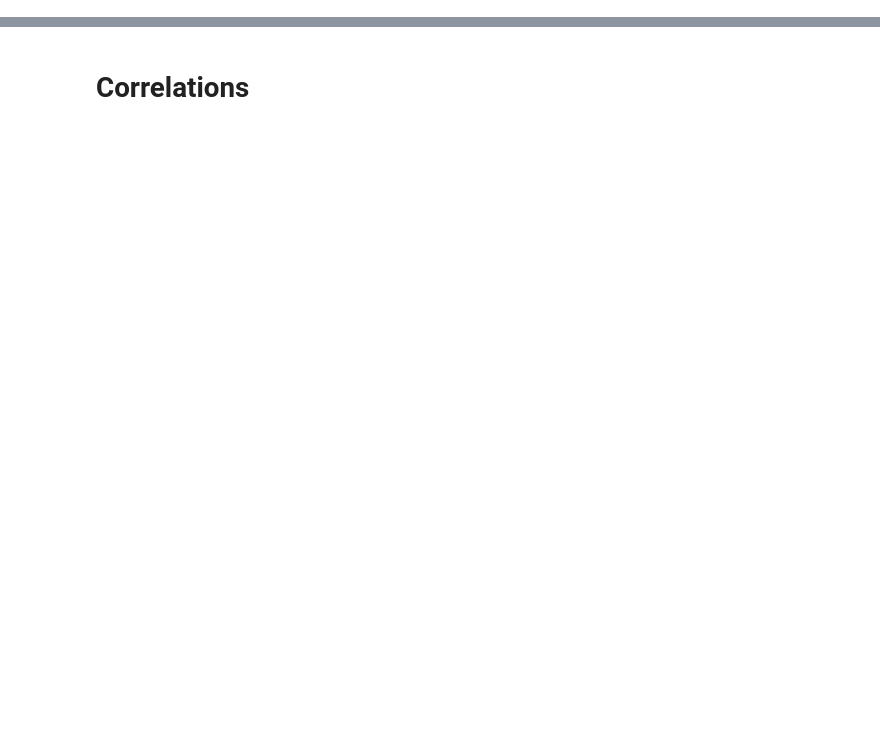
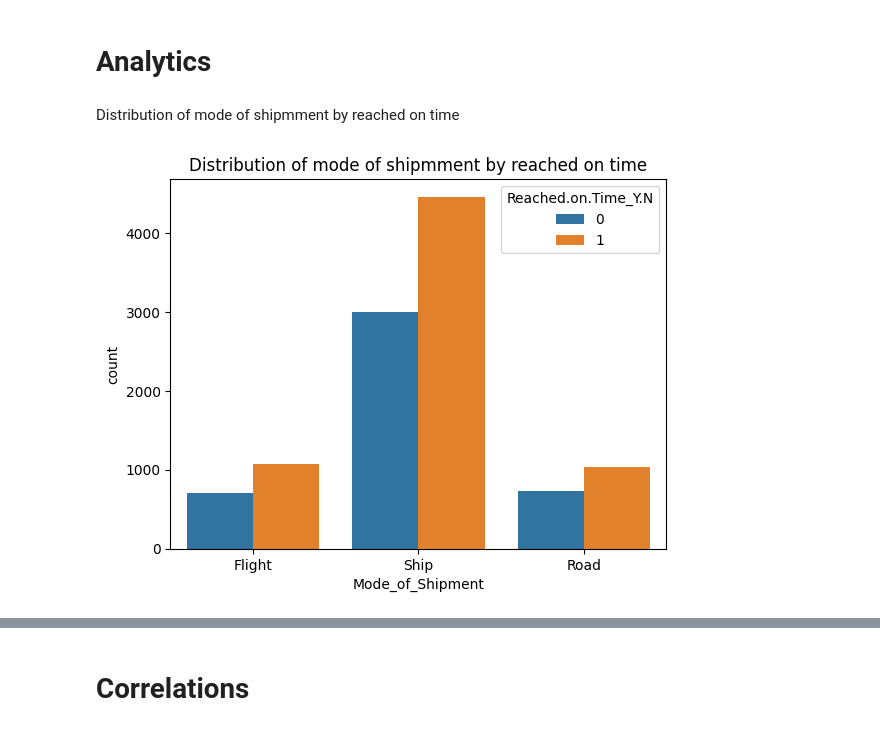
Before and after one commit to KamilShaydullin/Shipping-Classification, a Jupyter notebook: Shipping_reached_on_time_classification.ipynb, the cells around one changed output, grey strips where cells are left out. Saved outputs shown, nothing was run; the diff lists cells and outputs as text; code cells hidden in the pictures; blank space fills up the shorter version.

```diff
--- a/Shipping_reached_on_time_classification.ipynb
+++ b/Shipping_reached_on_time_classification.ipynb
@@ -19,3 +50,13 @@ df = pd.read_csv('shipping.csv', encoding='iso-8859-1')
 # Checking the dataframe
 # df.info()
 # print(df.isna().sum())
+# %% [markdown]
+# Analytics
+# %% [markdown]
+Distribution of mode of shipmment by reached on time
+# %%
+plt.title('Distribution of mode of shipmment by reached on time')
+sns.countplot(data = df, x = 'Mode_of_Shipment', hue = 'Reached.on.Time_Y.N')
+plt.show()
+# %% [output]
+[figure, added]
```
Also changed, not shown: parts of 77 cells of this notebook.
